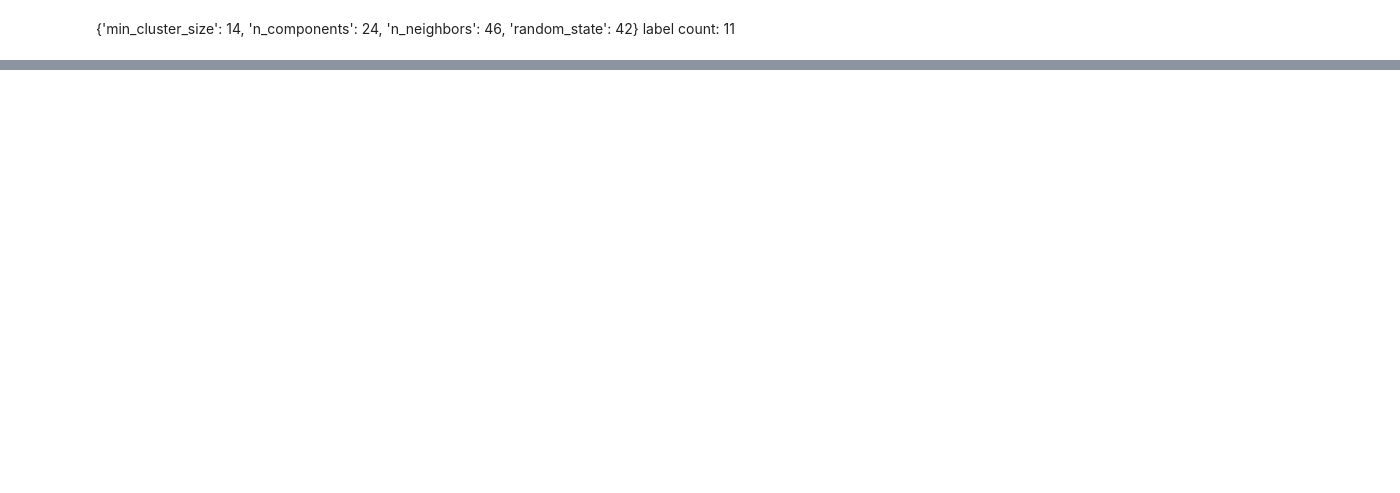
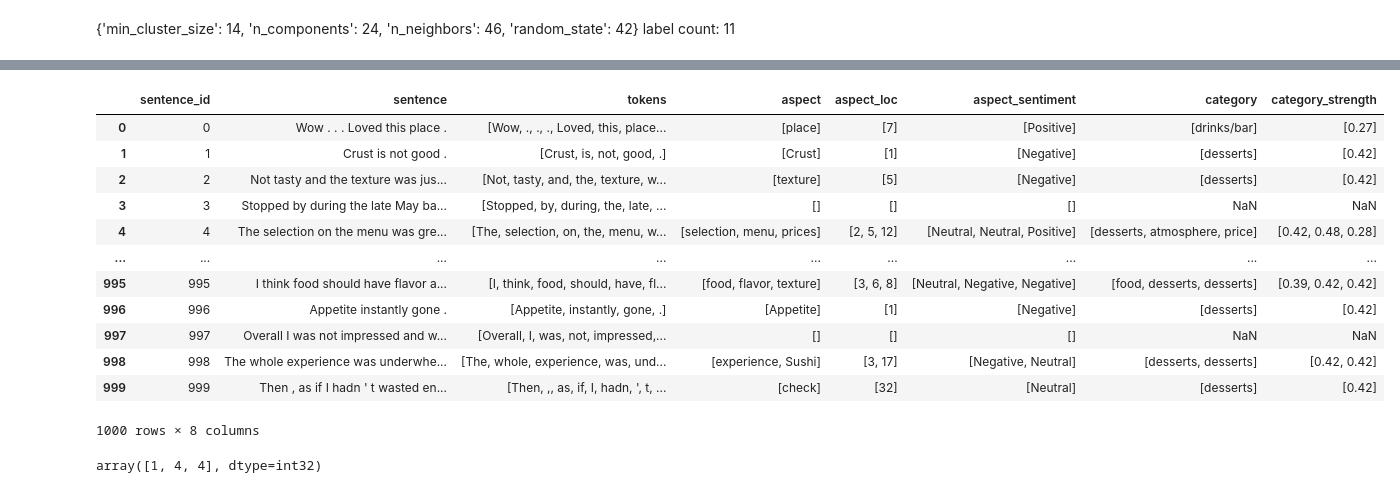
Before and after one commit to xiaoxiang-ma/reviews_analysis, a Jupyter notebook: POC_train.ipynb, the cells around one changed output, grey strips where cells are left out. Drawn from its saved outputs; the diff is of its cells as text; code cells hidden in the pictures; blank space fills up the shorter version.

```diff
--- a/POC_train.ipynb
+++ b/POC_train.ipynb
@@ -550,0 +573,3 @@ test_labels
+# %%
+label_strength = pd.concat([aspect_clusters, test[['category','category_strength']]], axis=1)
+label_strength
@@ -550,0 +584,5 @@ test_labels
+# %%
+aspects_details = results_df.merge(label_strength, on='label_st1',how='left')
+# aspects_details.drop(columns=['label_st1', 'label_st2', 'label_st3',
+#        'group'], inplace=True)
+aspects_details
@@ -550,0 +603,22 @@ test_labels
+# %%
+category_column = aspects_details.groupby('sentence_id')['category'].apply(list)
+category_strength_column = aspects_details.groupby('sentence_id')['category_strength'].apply(list)
+# %%
+main['category'] = category_column
+main['category_strength'] = category_strength_column
+# %%
+main
+# %% [output]
+|  | sentence_id | sentence | tokens | aspect | aspect_loc | aspect_sentiment | category | category_strength |
+| 0 | 0 | Wow . . . Loved this place . | [Wow, ., ., ., Loved, this, place... | [place] | [7] | [Positive] | [drinks/bar] | [0.27] |
+| 1 | 1 | Crust is not good . | [Crust, is, not, good, .] | [Crust] | [1] | [Negative] | [desserts] | [0.42] |
+| 2 | 2 | Not tasty and the texture was jus... | [Not, tasty, and, the, texture, w... | [texture] | [5] | [Negative] | [desserts] | [0.42] |
+| 3 | 3 | Stopped by during the late May ba... | [Stopped, by, during, the, late, ... | [] | [] | [] | NaN | NaN |
+| 4 | 4 | The selection on the menu was gre... | [The, selection, on, the, menu, w... | [selection, menu, prices] | [2, 5, 12] | [Neutral, Neutral, Positive] | [desserts, atmosphere, price] | [0.42, 0.48, 0.28] |
+| ... | ... | ... | ... | ... | ... | ... | ... | ... |
+| 995 | 995 | I think food should have flavor a... | [I, think, food, should, have, fl... | [food, flavor, texture] | [3, 6, 8] | [Neutral, Negative, Negative] | [food, desserts, desserts] | [0.39, 0.42, 0.42] |
+| 996 | 996 | Appetite instantly gone . | [Appetite, instantly, gone, .] | [Appetite] | [1] | [Negative] | [desserts] | [0.42] |
+| 997 | 997 | Overall I was not impressed and w... | [Overall, I, was, not, impressed,... | [] | [] | [] | NaN | NaN |
+| 998 | 998 | The whole experience was underwhe... | [The, whole, experience, was, und... | [experience, Sushi] | [3, 17] | [Negative, Neutral] | [desserts, desserts] | [0.42, 0.42] |
+| 999 | 999 | Then , as if I hadn ' t wasted en... | [Then, ,, as, if, I, hadn, ', t, ... | [check] | [32] | [Neutral] | [desserts] | [0.42] |
+1000 rows × 8 columns
@@ -550,0 +630,5 @@ test_labels
+# %%
+test_labels, strengths = hdbscan.approximate_predict(best_clusters_st1, test_new_points_embeddings_st1_umap)
+test_labels
+# %% [output]
+array([1, 4, 4], dtype=int32)
```
Also changed, not shown: parts of 53 cells of this notebook, 6 other files.
